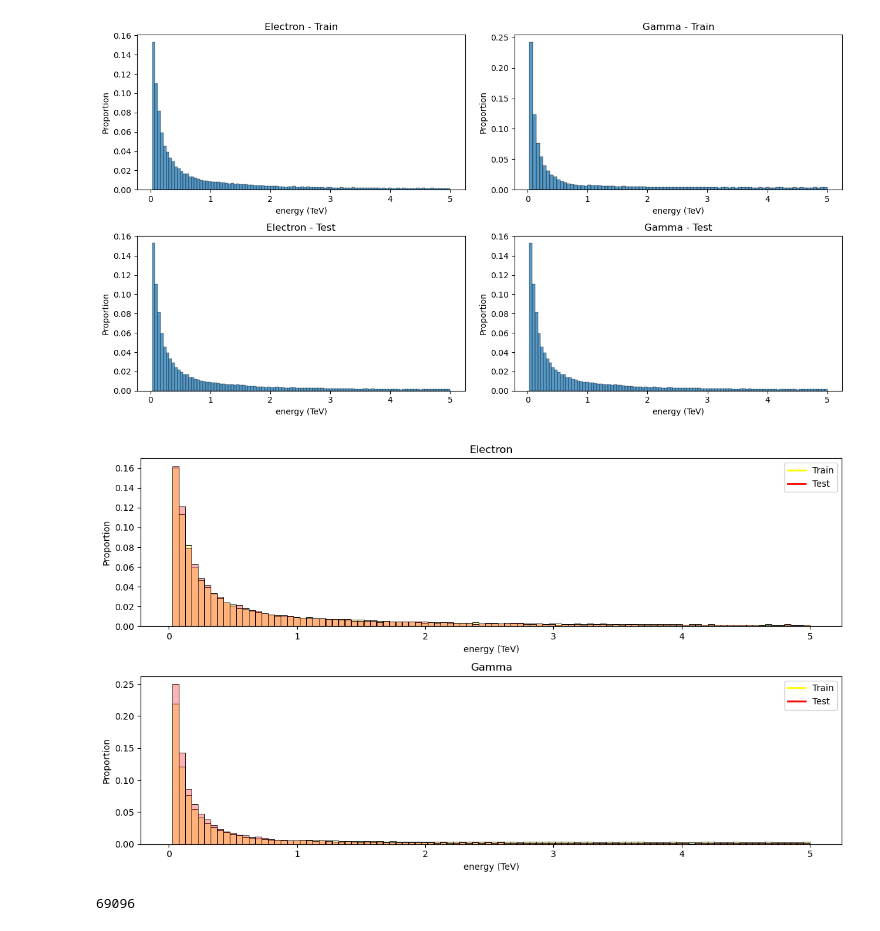
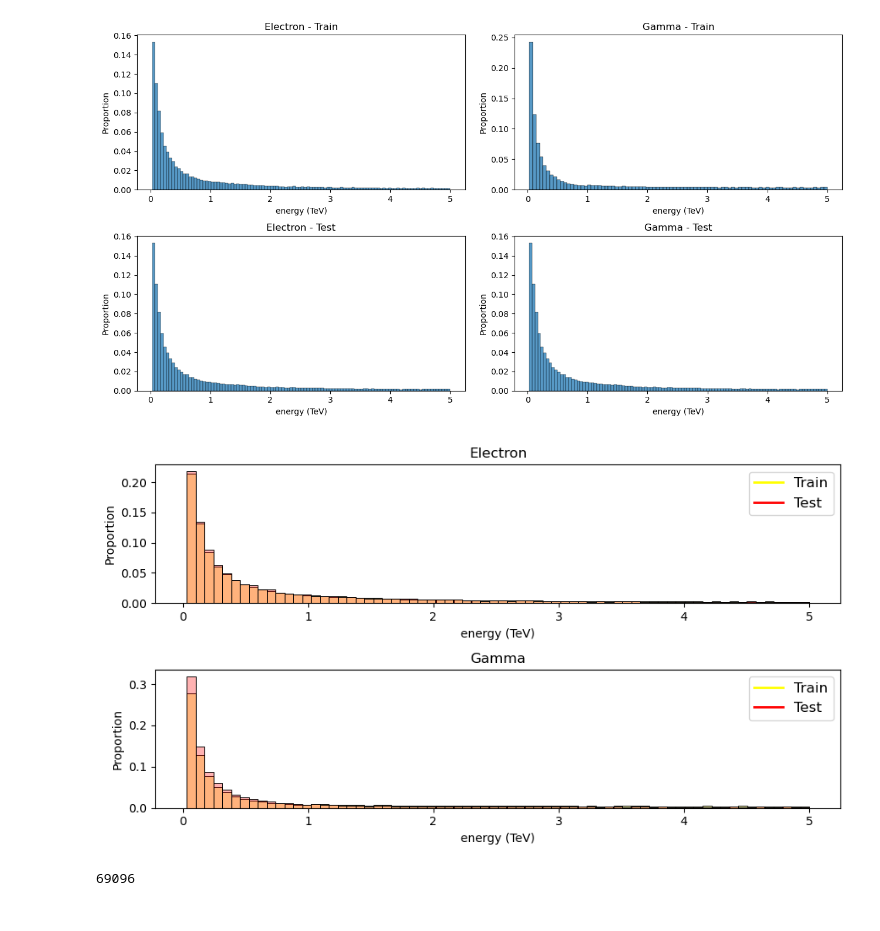
Before and after one commit to ArturoSirvent/second_CTA_analysis, a Jupyter notebook: notebooks/013.1_energy_analysisResultados.ipynb, the cells around one changed output. Saved outputs shown, nothing was run; the diff lists cells and outputs as text; code cells hidden in the pictures.

Commit message:
result on energies and clasif, finals

```diff
--- a/notebooks/013.1_energy_analysisResultados.ipynb
+++ b/notebooks/013.1_energy_analysisResultados.ipynb
@@ -152,4 +155,4 @@ print(df_common_events.loc[(df_common_events["elemento"]=="gamma")].loc[[True if
 17520
 23744
 # %%
-df_common_events=df_common_events.rename(columns={"energy":"energy (TeV)"})
+df_common_events=df_common_events.rename(columns={"energia":"energy (TeV)"})
@@ -177,31 +196,32 @@ plt.tight_layout()
 [figure]
 # %%
 # Un poco de info sobre las PDF de la energía (TeV) en estos eventos
-plt.figure(figsize=(12,7))
+plt.figure(figsize=(9,5))
 
 ax = plt.subplot(2, 1, 1)
-sns.histplot(df_common_events.loc[(df_common_events["elemento"]=="electron")].loc[[True if i in train_runs_list[1] else False for i in df_common_events.loc[df_common_events["elemento"]=="electron","run"]]], x="energy (TeV)", ax=ax, stat="proportion",color="yellow", alpha=0.3, bins=100)
+sns.histplot(df_common_events.loc[(df_common_events["elemento"]=="electron")].loc[[True if i in train_runs_list[1] else False for i in df_common_events.loc[df_common_events["elemento"]=="electron","run"]]], x="energy (TeV)", ax=ax, stat="proportion",color="yellow", alpha=0.3, bins=70)
 
 
 ax = plt.subplot(2, 1, 2)
-sns.histplot(df_common_events.loc[(df_common_events["elemento"]=="gamma")].loc[[True if i in train_runs_list[0] else False for i in df_common_events.loc[df_common_events["elemento"]=="gamma","run"]]], x="energy (TeV)", ax=ax, stat="proportion",color="yellow", alpha=0.3, bins=100)
+sns.histplot(df_common_events.loc[(df_common_events["elemento"]=="gamma")].loc[[True if i in train_runs_list[0] else False for i in df_common_events.loc[df_common_events["elemento"]=="gamma","run"]]], x="energy (TeV)", ax=ax, stat="proportion",color="yellow", alpha=0.3, bins=70)
 
 
 plt.subplot(2, 1, 1)
-sns.histplot(df_common_events.loc[(df_common_events["elemento"]=="electron")].loc[[True if i in test_runs_list[1] else False for i in df_common_events.loc[df_common_events["elemento"]=="electron","run"]]], x="energy (TeV)", stat="proportion",color="red", alpha=0.3, bins=100)
+sns.histplot(df_common_events.loc[(df_common_events["elemento"]=="electron")].loc[[True if i in test_runs_list[1] else False for i in df_common_events.loc[df_common_events["elemento"]=="electron","run"]]], x="energy (TeV)", stat="proportion",color="red", alpha=0.3, bins=70)
 custom_legend_3 = [Line2D([0], [0], color='yellow', lw=2),Line2D([0], [0], color='red', lw=2)]
-plt.legend(custom_legend_3, ['Train','Test'])
-plt.title("Electron")
+plt.legend(custom_legend_3, ['Train','Test'],fontsize=12)
+plt.title("Electron",fontsize=12)
 
 plt.subplot(2, 1, 2)
-sns.histplot(df_common_events.loc[(df_common_events["elemento"]=="gamma")].loc[[True if i in test_runs_list[0] else False for i in df_common_events.loc[df_common_events["elemento"]=="gamma","run"]]], x="energy (TeV)", stat="proportion",color="red", alpha=0.3, bins=100)
+sns.histplot(df_common_events.loc[(df_common_events["elemento"]=="gamma")].loc[[True if i in test_runs_list[0] else False for i in df_common_events.loc[df_common_events["elemento"]=="gamma","run"]]], x="energy (TeV)", stat="proportion",color="red", alpha=0.3, bins=70)
 custom_legend_4 = [Line2D([0], [0], color='yellow', lw=2),Line2D([0], [0], color='red', lw=2)]
-plt.legend(custom_legend_4, ['Train','Test'])
-plt.title("Gamma")
+plt.legend(custom_legend_4, ['Train','Test'],fontsize=12)
+plt.title("Gamma",fontsize=12)
 
 plt.tight_layout()
+plt.savefig(f"{RESULTS_DIR}/013_pdf_energias_traintest_2_horizontal.png")
 # %% [output]
-[figure, old version]
+[figure, new version]
 # %%
 sum([True if i in train_runs_list[1] else False for i in df_common_events.loc[df_common_events["elemento"]=="electron","run"]])
 # %% [output]
```
Also changed, not shown: parts of 13 cells of this notebook, 27 other files.
